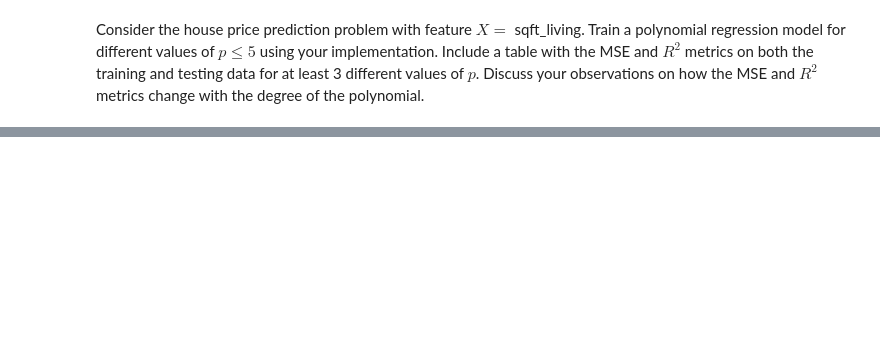
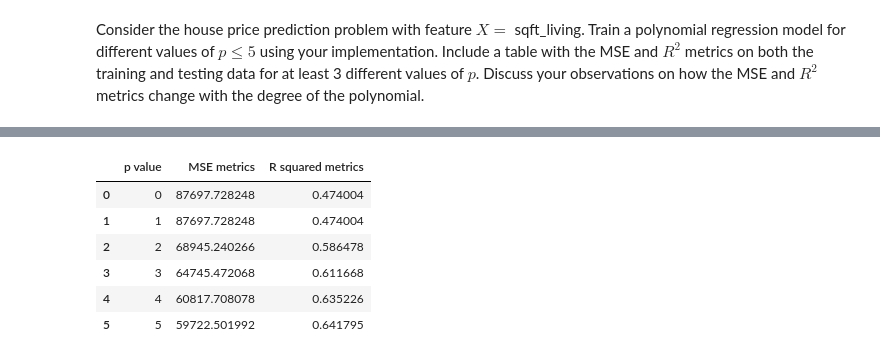
Before and after one commit to pponn/DS4400, a Jupyter notebook: HW2/problem4.ipynb, the cells around one changed output, grey strips where cells are left out. Saved outputs shown, nothing was run; the diff lists cells and outputs as text; code cells hidden in the pictures; blank space fills up the shorter version.

```diff
--- a/HW2/problem4.ipynb
+++ b/HW2/problem4.ipynb
@@ -204,0 +211,34 @@ stats_train
+# %%
+x = x_test['sqft_living']
+ps = [0, 1, 2, 3, 4, 5]
+mses = []
+r_squared = []
+
+for p in ps:
+
+    poly = polynomial_regression(x, p)
+    theta_poly = closed_form_calc_polynomial(x, price_matrix_test, p)
+
+    y_pred = predict_response(poly, theta_poly)
+
+    mses.append(mean_squared_error(price_matrix_test, y_pred))
+    r_squared.append(r2_score(price_matrix_test, y_pred))
+
+
+# organize all variables into a table
+stats_test = {
+    'p value': ps,
+    'MSE metrics': mses,
+    'R squared metrics': r_squared
+}
+
+data_test = pd.DataFrame(stats_test)
+data_test
+# %% [output]
+|  | p value | MSE metrics | R squared metrics |
+| 0 | 0 | 87697.728248 | 0.474004 |
+| 1 | 1 | 87697.728248 | 0.474004 |
+| 2 | 2 | 68945.240266 | 0.586478 |
+| 3 | 3 | 64745.472068 | 0.611668 |
+| 4 | 4 | 60817.708078 | 0.635226 |
+| 5 | 5 | 59722.501992 | 0.641795 |
```
Also changed, not shown: parts of 3 cells of this notebook.
